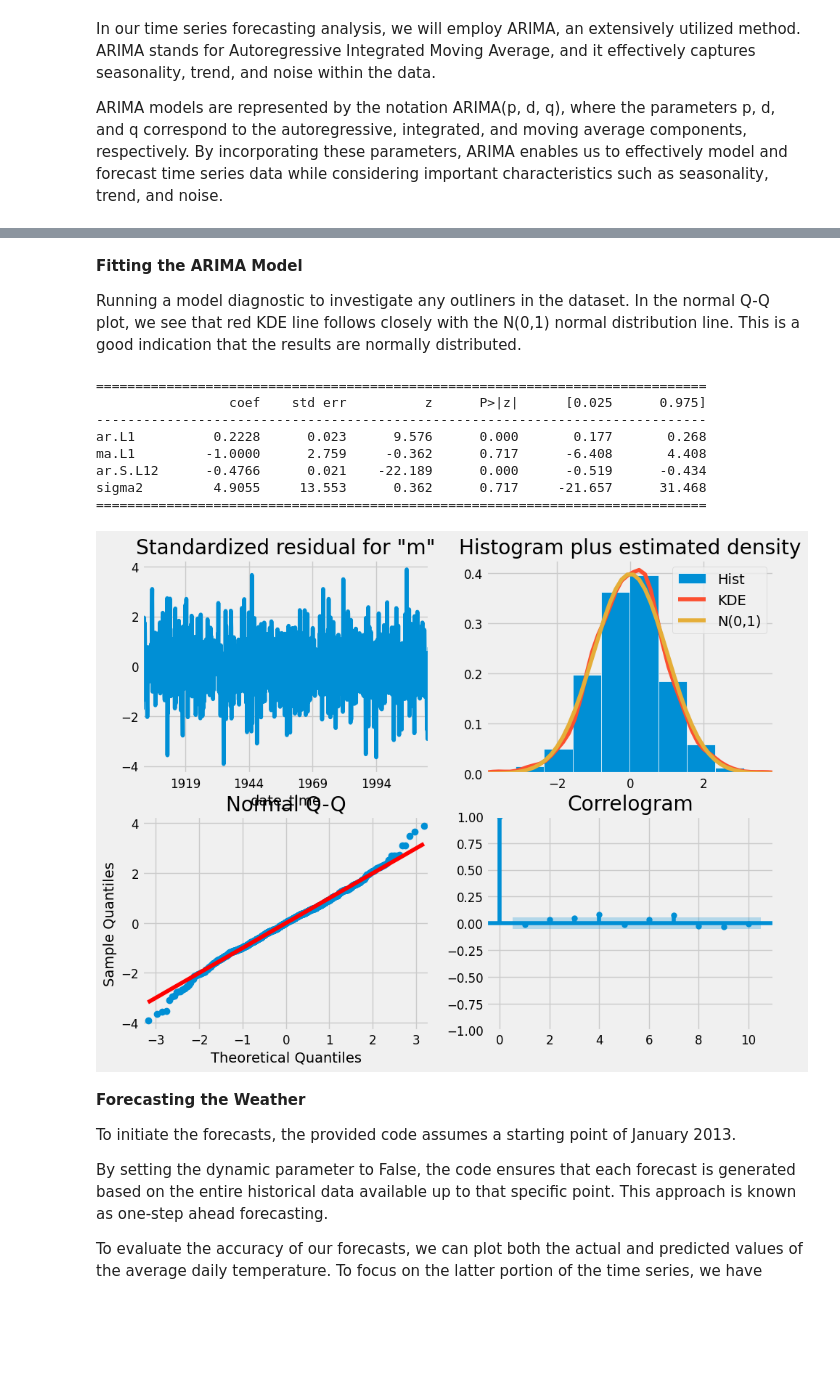
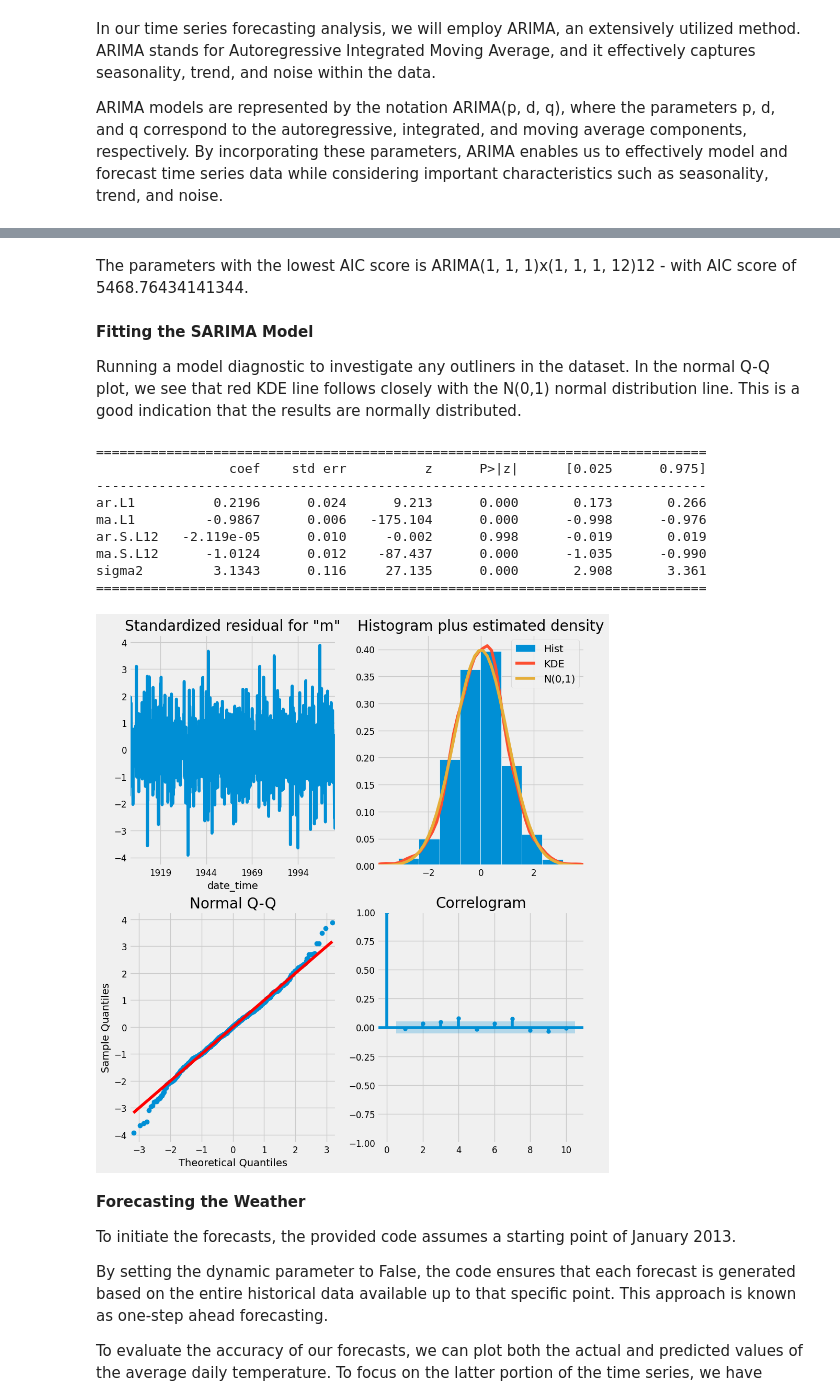
Before and after one commit to MoneyGeng/Weather-Forecasting-with-Machine-Learning, a Jupyter notebook: SQL_ETL.ipynb, the cells around one changed output, grey strips where cells are left out. Saved outputs shown, nothing was run; the diff lists cells and outputs as text; code cells hidden in the pictures; blank space fills up the shorter version.

```diff
--- a/SQL_ETL.ipynb
+++ b/SQL_ETL.ipynb
@@ -456,12 +482,14 @@ ARIMA(1, 1, 1)x(1, 1, 1, 12)12 - AIC:5468.76434141344
+# %% [markdown]
+The parameters with the lowest AIC score is ARIMA(1, 1, 1)x(1, 1, 1, 12)12 -  with AIC score of 5468.76434141344.
 # %% [markdown]
-**Fitting the ARIMA Model**
+**Fitting the SARIMA Model**
 
 Running a model diagnostic to investigate any outliners in the dataset. In the normal Q-Q plot, we see that red KDE line follows closely with the N(0,1) normal distribution line. This is a good indication that the results are normally distributed.
 # %%
 try:
     mod = sm.tsa.statespace.SARIMAX(y,
                                     order=(1, 1, 1),
-                                    seasonal_order=(1, 1, 0, 12),
+                                    seasonal_order=(1, 1, 1, 12),
                                     enforce_stationarity=False,
                                     enforce_invertibility=False)
     results = mod.fit()
@@ -472,16 +500,17 @@ except Exception as e:
 ==============================================================================
                  coef    std err          z      P>|z|      [0.025      0.975]
 ------------------------------------------------------------------------------
-ar.L1          0.2228      0.023      9.576      0.000       0.177       0.268
-ma.L1         -1.0000      2.759     -0.362      0.717      -6.408       4.408
-ar.S.L12      -0.4766      0.021    -22.189      0.000      -0.519      -0.434
-sigma2         4.9055     13.553      0.362      0.717     -21.657      31.468
+ar.L1          0.2196      0.024      9.213      0.000       0.173       0.266
+ma.L1         -0.9867      0.006   -175.104      0.000      -0.998      -0.976
+ar.S.L12   -2.119e-05      0.010     -0.002      0.998      -0.019       0.019
+ma.S.L12      -1.0124      0.012    -87.437      0.000      -1.035      -0.990
+sigma2         3.1343      0.116     27.135      0.000       2.908       3.361
 ==============================================================================
 # %%
-results.plot_diagnostics(figsize=(10, 8))
+results.plot_diagnostics(figsize=(10, 12))
 plt.show()
 # %% [output]
-[figure, old version]
+[figure, new version]
 # %% [markdown]
 **Forecasting the Weather**
 
```
Also changed, not shown: parts of 7 cells of this notebook.
